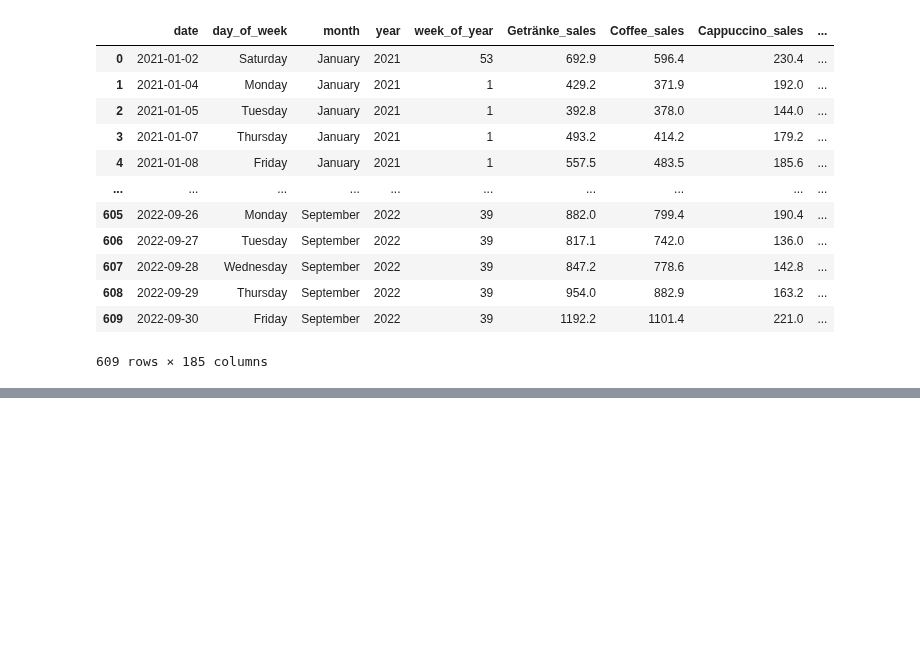
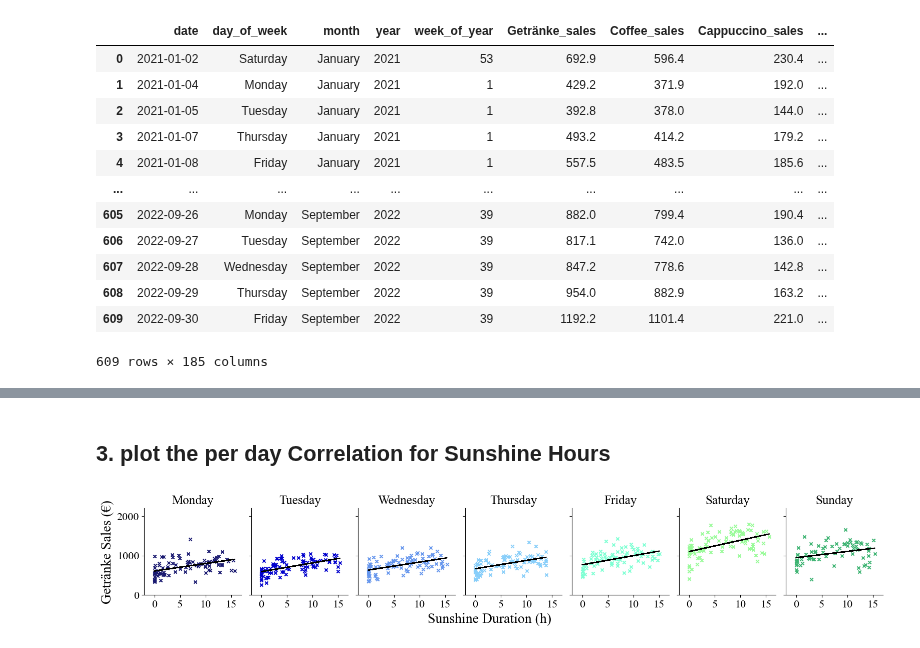
Before and after one commit to magicmagnus/CoffeeClimateCorrelation, a Jupyter notebook: 03_plot_combined_data.ipynb, the cells around one changed output, grey strips where cells are left out. Drawn from its saved outputs; the diff is of its cells as text; code cells hidden in the pictures; blank space fills up the shorter version.

```diff
--- a/03_plot_combined_data.ipynb
+++ b/03_plot_combined_data.ipynb
@@ -86,0 +195,28 @@ plt.show()
+# %% [markdown]
+## 3. plot the per day Correlation for Sunshine Hours
+# %%
+weather_variable = "sunshine_duration"
+
+sales_variable = "Coffee_sales"
+
+
+# Plot the correlation between the max temperature and the sales for each day of the week
+fig, axes = plt.subplots(1, 7, figsize=(16, 3), sharey=True, sharex=True, frameon=True)
+fig.supxlabel("Sunshine Duration (h)", fontsize=20, x=0.5, y=0.08)
+fig.supylabel("Getränke Sales (€)", fontsize=20, x=0.015, y=0.57)
+for i, day in enumerate(days):
+    plot_correlation(df, weather_variable, sales_variable, "day_of_week", day, axes[i], 20, "x", day_colors[i])
+    axes[i].set_ylim(0, 2200)
+    axes[i].set_yticks(np.arange(0, 2500, 1000))
+    axes[i].set_xlim(-2, 17)
+    axes[i].set_xticks(np.arange(0, 20, 5))
+    axes[i].tick_params(axis="both", which="major", labelsize=16)
+    axes[i].spines["right"].set_visible(False)
+    axes[i].spines["top"].set_visible(False)
+# tight layout to avoid overlapping of the x-axis labels
+
+plt.tight_layout()
+plt.savefig("results/correlation_sunshine_by_day_of_week.pdf", dpi=300, bbox_inches="tight")
+plt.show()
+# %% [output]
+[figure, added]
```
Also changed, not shown: parts of 17 cells of this notebook, 6 other files.
